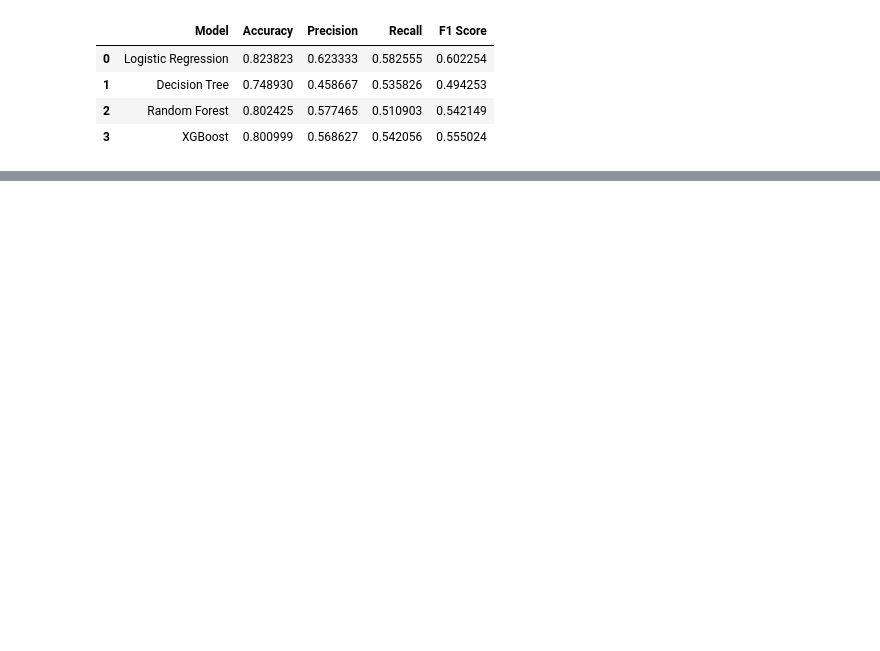
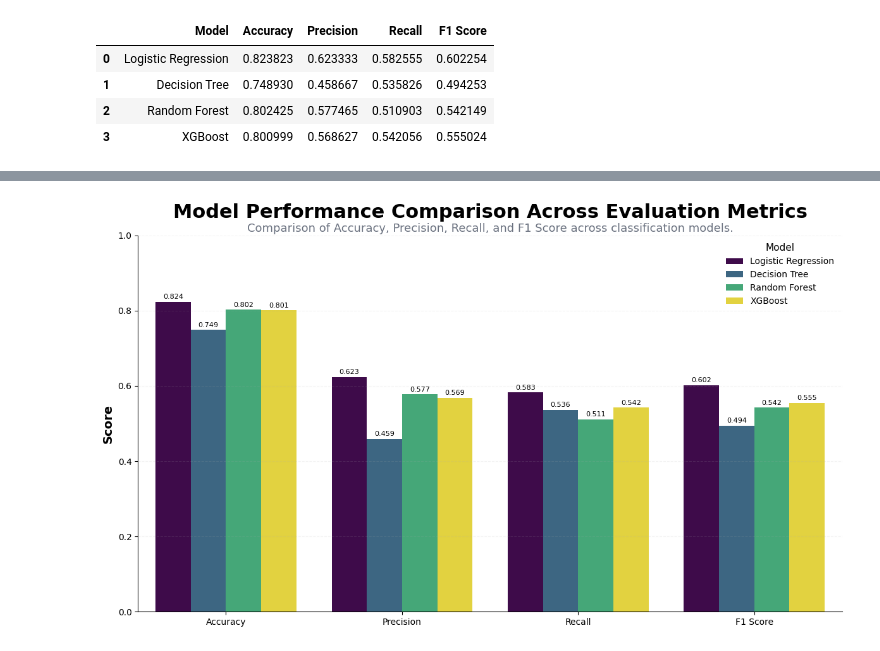
Before and after one commit to jagadeesh-labs/Meritshot-Internship, a Jupyter notebook: TASK-2/customer_churn_prediction.ipynb, the cells around one changed output, grey strips where cells are left out. Cells and saved outputs as stored; diff of their text form; code cells hidden in the pictures; blank space fills up the shorter version.

```diff
--- a/TASK-2/customer_churn_prediction.ipynb
+++ b/TASK-2/customer_churn_prediction.ipynb
@@ -924,0 +907,96 @@ model_results
+# %%
+# Reshape dataframe
+metrics_df = model_results.melt(
+    id_vars="Model",
+    value_vars=[
+        "Accuracy",
+        "Precision",
+        "Recall",
+        "F1 Score"
+    ],
+    var_name="Metric",
+    value_name="Score"
+)
+
+# Create figure
+plt.figure(
+    figsize=(12,7),
+    facecolor="white"
+)
+
+# Plot
+ax = sns.barplot(
+    data=metrics_df,
+    x="Metric",
+    y="Score",
+    hue="Model",
+    palette=model_palette
+)
+
+# Add labels
+for container in ax.containers:
+    ax.bar_label(
+        container,
+        fmt="%.3f",
+        fontsize=8,
+        padding=2
+    )
+
+# Title
+plt.title(
+    "Model Performance Comparison Across Evaluation Metrics",
+    fontsize=22,
+    fontweight="bold",
+    pad=20
+)
+
+# Subtitle
+plt.text(
+    0.5,
+    1.01,
+    "Comparison of Accuracy, Precision, Recall, and F1 Score across classification models.",
+    transform=ax.transAxes,
+    ha="center",
+    fontsize=13,
+    color="#6B7280"
+)
+
+# Labels
+plt.xlabel("")
+plt.ylabel(
+    "Score",
+    fontsize=14,
+    fontweight="bold"
+)
+
+plt.ylim(0,1)
+
+# Grid
+plt.grid(
+    axis="y",
+    linestyle="--",
+    alpha=0.15
+)
+
+# Legend
+plt.legend(
+    title="Model",
+    frameon=False,
+    fontsize=10,
+    title_fontsize=11
+)
+
+sns.despine()
+
+plt.tight_layout()
+
+plt.savefig(
+    "images/model_metrics_comparison.png",
+    dpi=600,
+    bbox_inches="tight",
+    facecolor="white"
+)
+
+plt.show()
+# %% [output]
+[figure, added]
```
Also changed, not shown: parts of 23 cells of this notebook, 1 other file.
